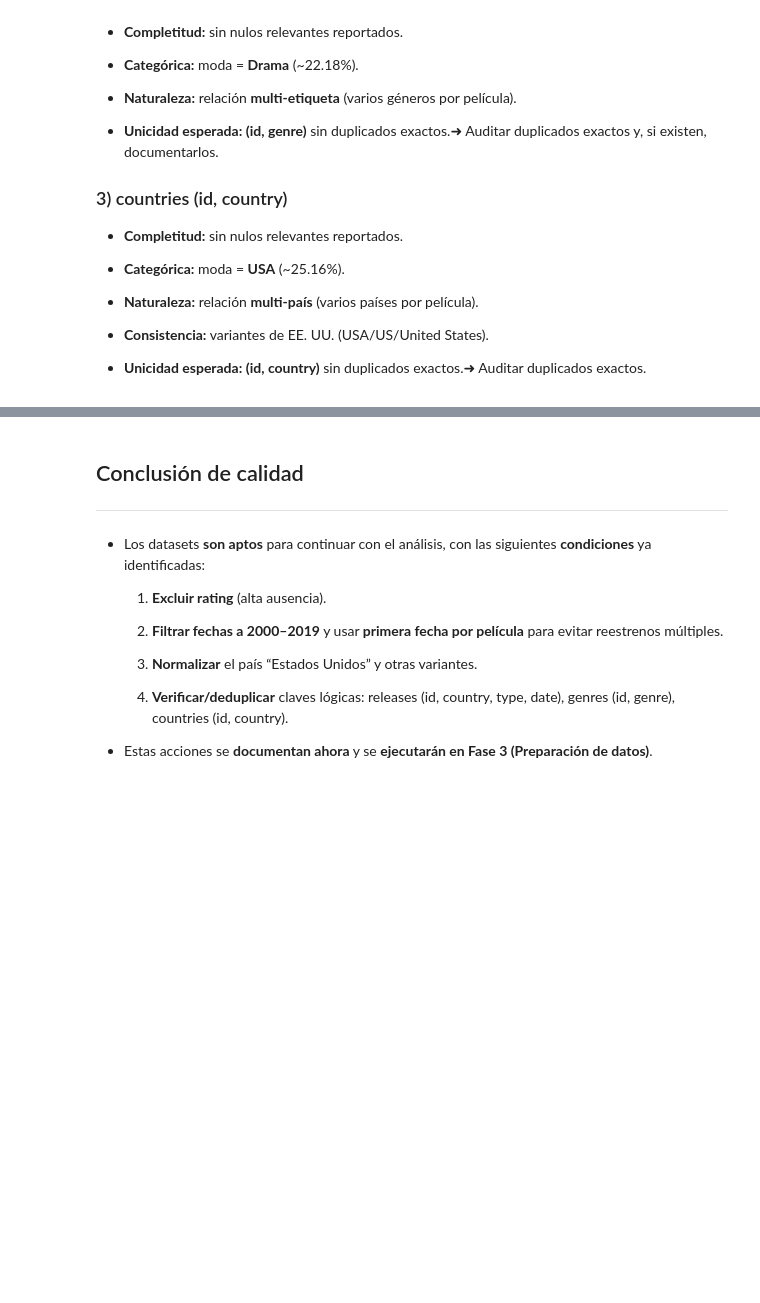
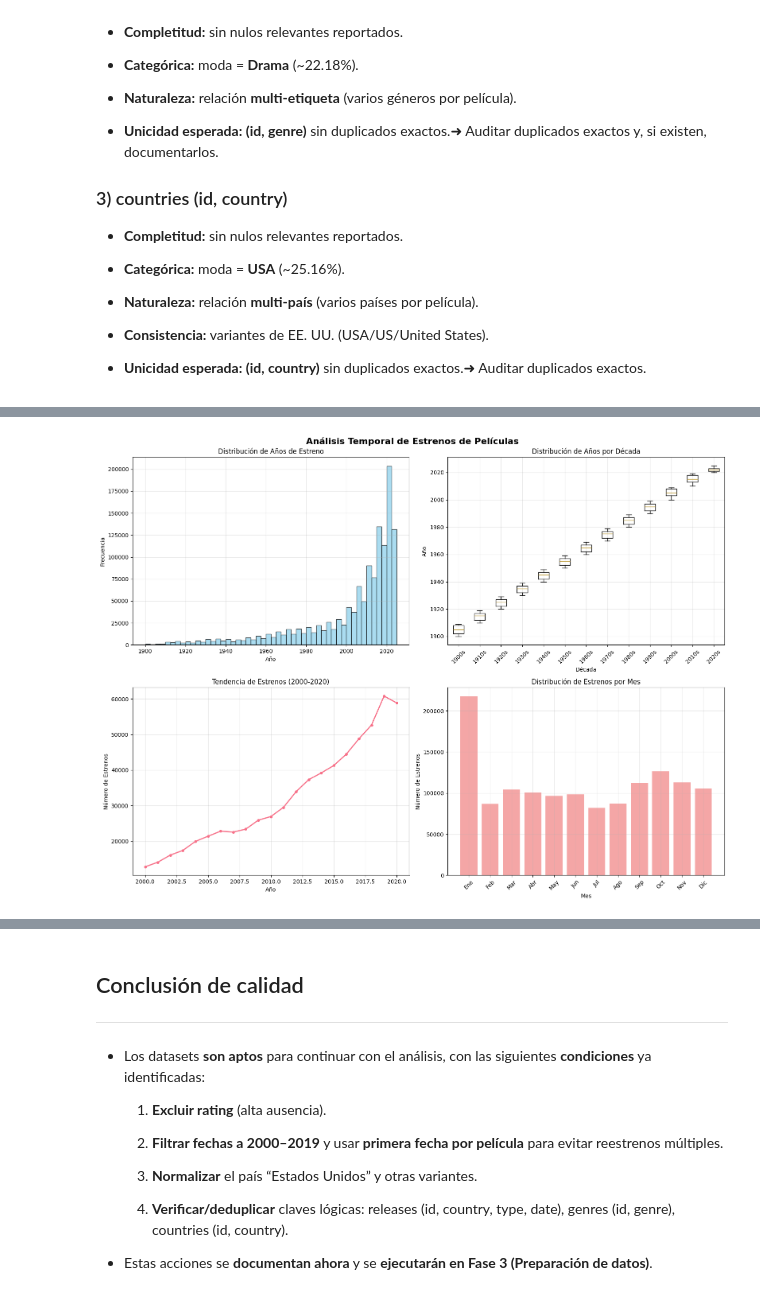
Before and after one commit to Eduardo-G0nzalez/ev1MachineL, a Jupyter notebook: notebooks/Fase2.ipynb, the cells around one changed output, grey strips where cells are left out. Cells and saved outputs as stored; diff of their text form; code cells hidden in the pictures; blank space fills up the shorter version.

```diff
--- a/notebooks/Fase2.ipynb
+++ b/notebooks/Fase2.ipynb
@@ -613,0 +916,15 @@ display(numeric_position_table(countries))
+# %%
+# Configuración de gráficos
+import matplotlib.pyplot as plt
+import seaborn as sns
+from datetime import datetime
+import warnings
+warnings.filterwarnings('ignore')
+
+# Configurar estilo de gráficos
+plt.style.use('default')
+sns.set_palette("husl")
+plt.rcParams['figure.figsize'] = (12, 8)
+plt.rcParams['font.size'] = 10
+
+print("Configuración de gráficos lista")
@@ -613,0 +935,66 @@ display(numeric_position_table(countries))
+# %%
+# Análisis temporal de releases
+releases_temp = dfs["releases"].copy()
+releases_temp['date_parsed'] = pd.to_datetime(releases_temp['date'], errors='coerce')
+releases_temp = releases_temp.dropna(subset=['date_parsed'])
+releases_temp['year'] = releases_temp['date_parsed'].dt.year
+
+# Filtrar años razonables para visualización
+releases_temp = releases_temp[(releases_temp['year'] >= 1900) & (releases_temp['year'] <= 2025)]
+
+# Crear figura con subplots
+fig, axes = plt.subplots(2, 2, figsize=(16, 12))
+fig.suptitle('Análisis Temporal de Estrenos de Películas', fontsize=16, fontweight='bold')
+
+# 1. Histograma de años
+axes[0,0].hist(releases_temp['year'], bins=50, alpha=0.7, color='skyblue', edgecolor='black')
+axes[0,0].set_title('Distribución de Años de Estreno')
+axes[0,0].set_xlabel('Año')
+axes[0,0].set_ylabel('Frecuencia')
+axes[0,0].grid(True, alpha=0.3)
+
+# 2. Boxplot por década
+releases_temp['decade'] = (releases_temp['year'] // 10) * 10
+decade_data = []
+decade_labels = []
+for decade in sorted(releases_temp['decade'].unique()):
+    if decade >= 1900:  # Filtrar décadas razonables
+        decade_data.append(releases_temp[releases_temp['decade'] == decade]['year'])
+        decade_labels.append(f"{decade}s")
+
+axes[0,1].boxplot(decade_data, labels=decade_labels)
+axes[0,1].set_title('Distribución de Años por Década')
+axes[0,1].set_xlabel('Década')
+axes[0,1].set_ylabel('Año')
+axes[0,1].tick_params(axis='x', rotation=45)
+axes[0,1].grid(True, alpha=0.3)
+
+# 3. Conteo por año (2000-2020 para mejor visualización)
+releases_2000_2020 = releases_temp[(releases_temp['year'] >= 2000) & (releases_temp['year'] <= 2020)]
+yearly_counts = releases_2000_2020.groupby('year').size()
+axes[1,0].plot(yearly_counts.index, yearly_counts.values, marker='o', linewidth=2, markersize=4)
+axes[1,0].set_title('Tendencia de Estrenos (2000-2020)')
+axes[1,0].set_xlabel('Año')
+axes[1,0].set_ylabel('Número de Estrenos')
+axes[1,0].grid(True, alpha=0.3)
+
+# 4. Distribución por mes (todos los años)
+releases_temp['month'] = releases_temp['date_parsed'].dt.month
+monthly_counts = releases_temp.groupby('month').size()
+month_names = ['Ene', 'Feb', 'Mar', 'Abr', 'May', 'Jun',
+               'Jul', 'Ago', 'Sep', 'Oct', 'Nov', 'Dic']
+axes[1,1].bar(range(1, 13), monthly_counts.values, color='lightcoral', alpha=0.7)
+axes[1,1].set_title('Distribución de Estrenos por Mes')
+axes[1,1].set_xlabel('Mes')
+axes[1,1].set_ylabel('Número de Estrenos')
+axes[1,1].set_xticks(range(1, 13))
+axes[1,1].set_xticklabels(month_names, rotation=45)
+axes[1,1].grid(True, alpha=0.3)
+
+plt.tight_layout()
+plt.show()
+
+print(f"Total de estrenos analizados: {len(releases_temp):,}")
+print(f"Rango temporal: {releases_temp['year'].min()}-{releases_temp['year'].max()}")
+print(f"Pico de estrenos en: {yearly_counts.idxmax()} ({yearly_counts.max():,} estrenos)")
+# %% [output]
@@ -613,0 +1002 @@ display(numeric_position_table(countries))
+[figure, added]
```
Also changed, not shown: parts of 11 cells of this notebook, 25 other files.
